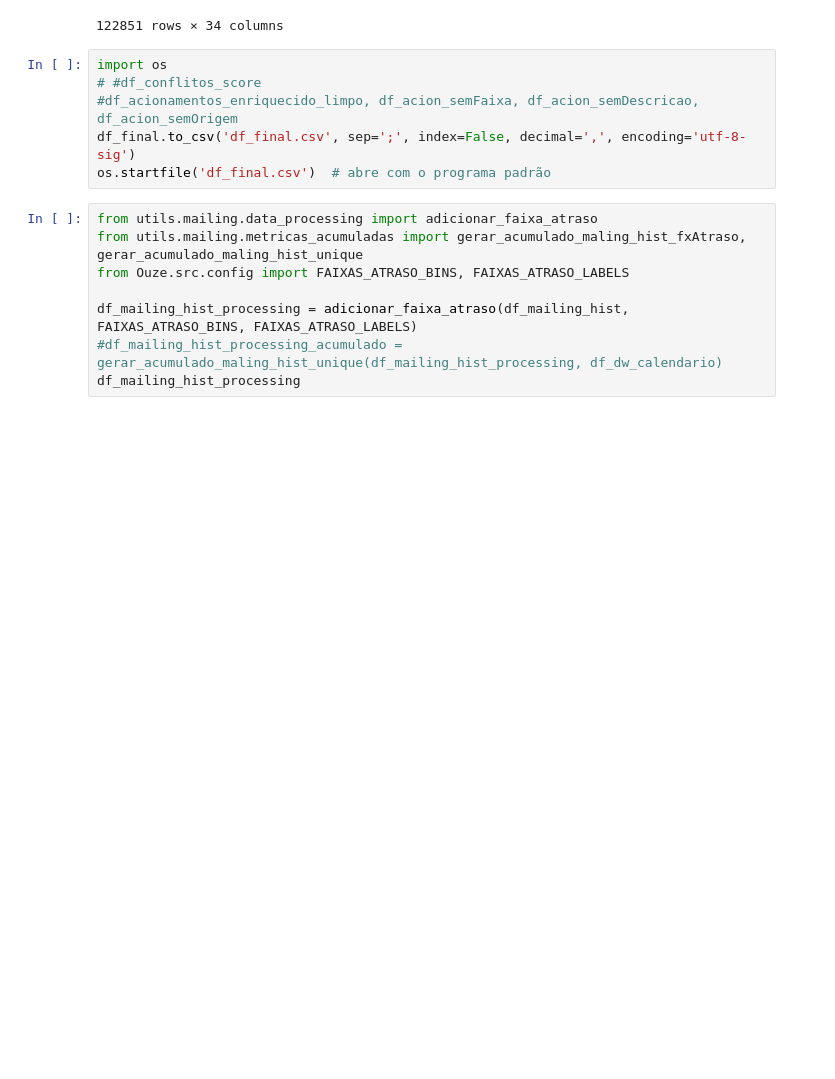
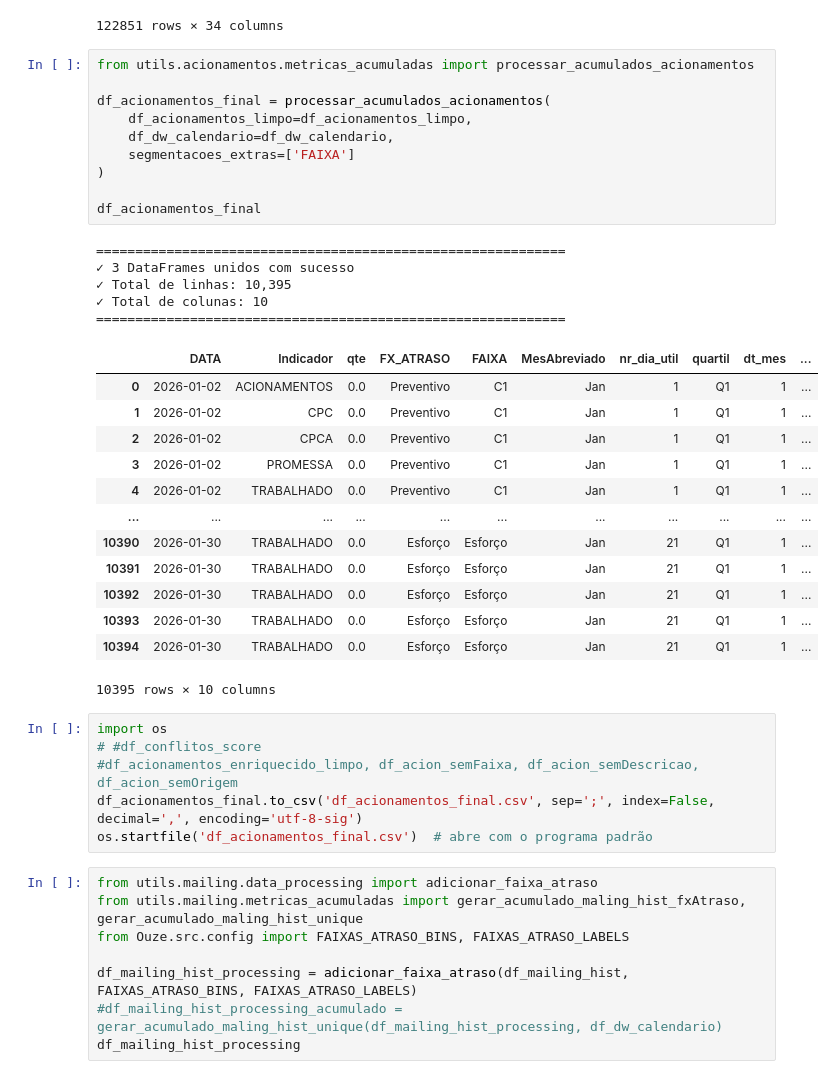
Before and after one commit to Claudiano-alves/Data-Analysis-Portfolio, a Jupyter notebook: Projects/notebooks/data_wrangling_renner.ipynb, the cells around one changed output. Cells and saved outputs as stored; diff of their text form; blank space fills up the shorter version.

Commit message:
UPDATE. Desenvolvimento da pipeline e cálculo de acumulado dos acionamento, escopo Renner. Desenvolvimento de processamento para consolidar arquivos do gesthor.

```diff
--- a/Projects/notebooks/data_wrangling_renner.ipynb
+++ b/Projects/notebooks/data_wrangling_renner.ipynb
@@ -271,12 +270,41 @@ df_acionamentos_limpo
 | 175020 | 2026-01-29 | 00:00:00 | 55836793ID | 6292270807 | 10505 | ENVIO DE RCS SUCESSO INCENTIVO | 15578 | MARCELE CAROLINE SANTOS SARGENTIM | ... |
 | 175025 | 2026-01-15 | 00:00:00 | 55671743ID | 56382723215 | 10505 | ENVIO DE RCS SUCESSO INCENTIVO | 15578 | MARCELE CAROLINE SANTOS SARGENTIM | ... |
 122851 rows × 34 columns
+# %%
+from utils.acionamentos.metricas_acumuladas import processar_acumulados_acionamentos
+
+df_acionamentos_final = processar_acumulados_acionamentos(
+    df_acionamentos_limpo=df_acionamentos_limpo,
+    df_dw_calendario=df_dw_calendario,
+    segmentacoes_extras=['FAIXA']
+)
+
+df_acionamentos_final
+# %% [output]
+============================================================
+✓ 3 DataFrames unidos com sucesso
+✓ Total de linhas: 10,395
+✓ Total de colunas: 10
+============================================================
+|  | DATA | Indicador | qte | FX_ATRASO | FAIXA | MesAbreviado | nr_dia_util | quartil | dt_mes | ... |
+| 0 | 2026-01-02 | ACIONAMENTOS | 0.0 | Preventivo | C1 | Jan | 1 | Q1 | 1 | ... |
+| 1 | 2026-01-02 | CPC | 0.0 | Preventivo | C1 | Jan | 1 | Q1 | 1 | ... |
+| 2 | 2026-01-02 | CPCA | 0.0 | Preventivo | C1 | Jan | 1 | Q1 | 1 | ... |
+| 3 | 2026-01-02 | PROMESSA | 0.0 | Preventivo | C1 | Jan | 1 | Q1 | 1 | ... |
+| 4 | 2026-01-02 | TRABALHADO | 0.0 | Preventivo | C1 | Jan | 1 | Q1 | 1 | ... |
+| ... | ... | ... | ... | ... | ... | ... | ... | ... | ... | ... |
+| 10390 | 2026-01-30 | TRABALHADO | 0.0 | Esforço | Esforço | Jan | 21 | Q1 | 1 | ... |
+| 10391 | 2026-01-30 | TRABALHADO | 0.0 | Esforço | Esforço | Jan | 21 | Q1 | 1 | ... |
+| 10392 | 2026-01-30 | TRABALHADO | 0.0 | Esforço | Esforço | Jan | 21 | Q1 | 1 | ... |
+| 10393 | 2026-01-30 | TRABALHADO | 0.0 | Esforço | Esforço | Jan | 21 | Q1 | 1 | ... |
+| 10394 | 2026-01-30 | TRABALHADO | 0.0 | Esforço | Esforço | Jan | 21 | Q1 | 1 | ... |
+10395 rows × 10 columns
 # %%
 import os
 # #df_conflitos_score
 #df_acionamentos_enriquecido_limpo, df_acion_semFaixa, df_acion_semDescricao, df_acion_semOrigem
-df_final.to_csv('df_final.csv', sep=';', index=False, decimal=',', encoding='utf-8-sig')
-os.startfile('df_final.csv')  # abre com o programa padrão
+df_acionamentos_final.to_csv('df_acionamentos_final.csv', sep=';', index=False, decimal=',', encoding='utf-8-sig')
+os.startfile('df_acionamentos_final.csv')  # abre com o programa padrão
 # %%
 from utils.mailing.data_processing import adicionar_faixa_atraso
 from utils.mailing.metricas_acumuladas import gerar_acumulado_maling_hist_fxAtraso, gerar_acumulado_maling_hist_unique
```
Also changed, not shown: parts of 3 cells of this notebook, 6 other files.
